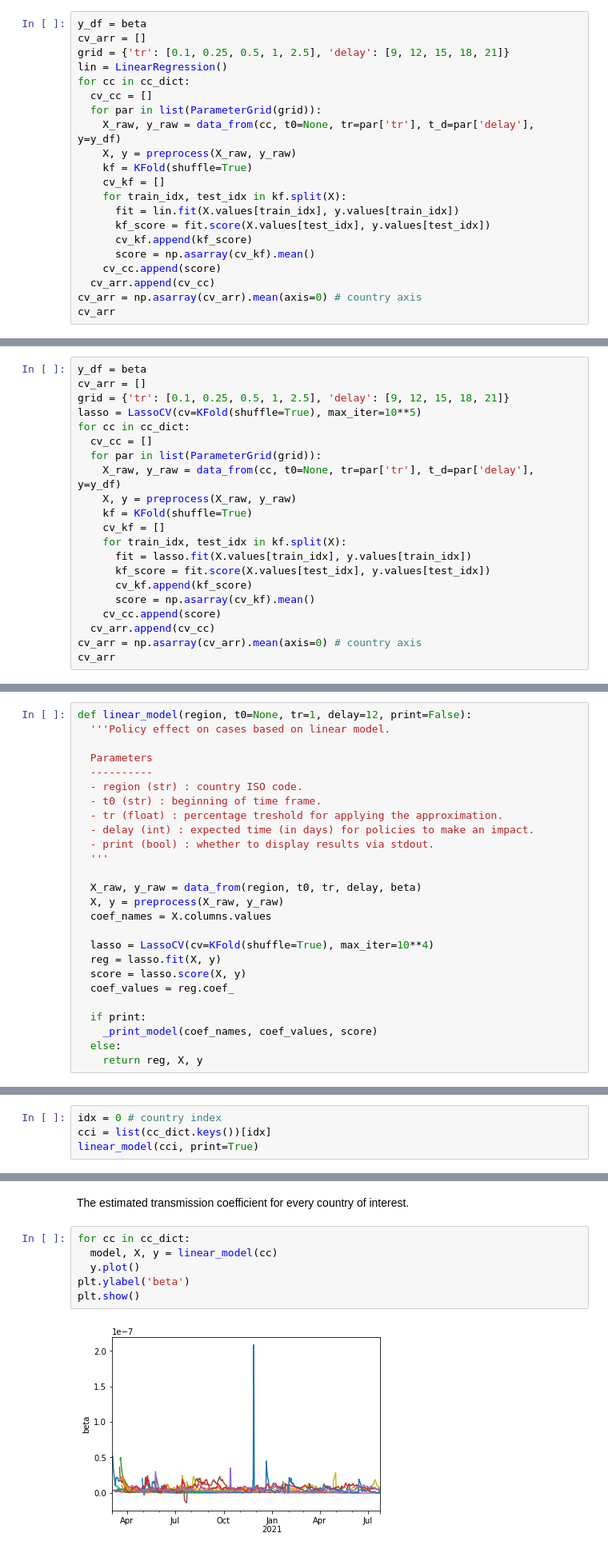
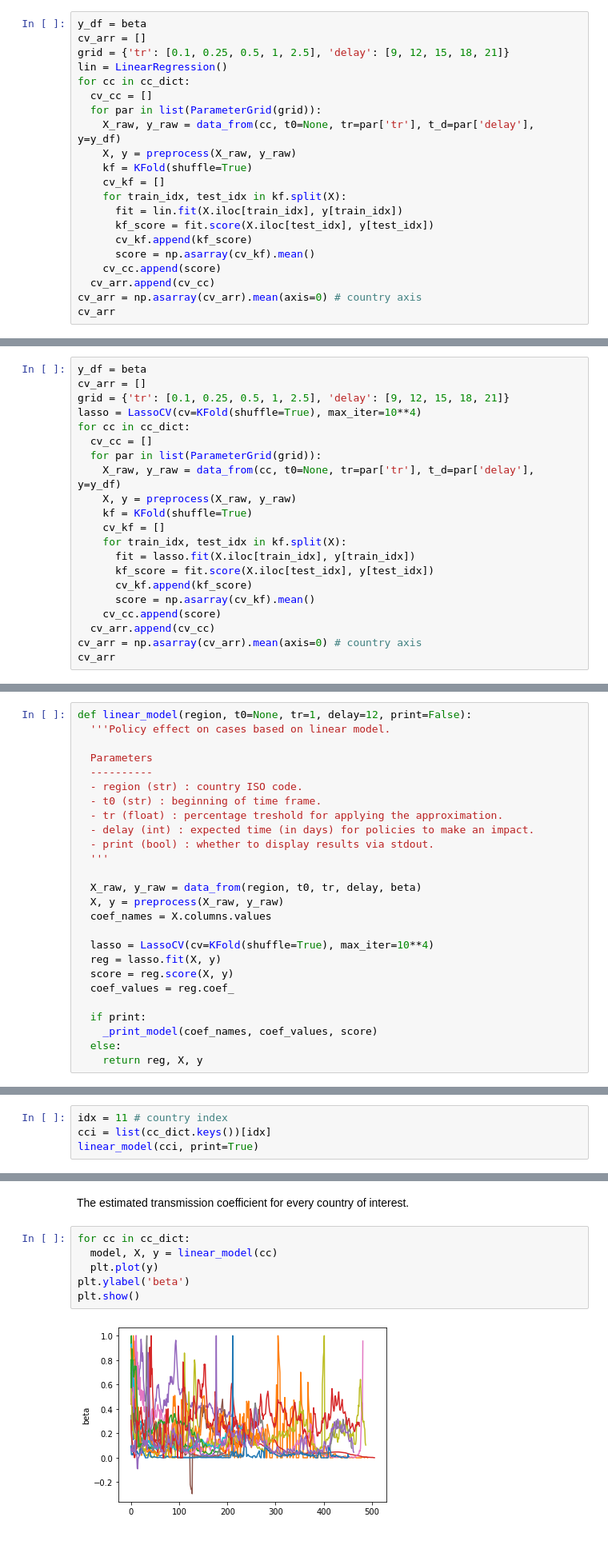
Before and after one commit to alexmadrinanfdez/covid-policy-analysis, a Jupyter notebook: linear-analysis.ipynb, the cells around one changed output, grey strips where cells are left out. Shown at 80% size. Saved outputs shown, nothing was run; the diff lists cells and outputs as text.

```diff
--- a/linear-analysis.ipynb
+++ b/linear-analysis.ipynb
@@ -989,8 +995,8 @@ for cc in cc_dict:
     kf = KFold(shuffle=True)
     cv_kf = []
     for train_idx, test_idx in kf.split(X):
-      fit = lin.fit(X.values[train_idx], y.values[train_idx])
-      kf_score = fit.score(X.values[test_idx], y.values[test_idx])
+      fit = lin.fit(X.iloc[train_idx], y[train_idx])
+      kf_score = fit.score(X.iloc[test_idx], y[test_idx])
       cv_kf.append(kf_score)
       score = np.asarray(cv_kf).mean()
     cv_cc.append(score)
@@ -1013,7 +1019,7 @@ cv_arr.mean()
 y_df = beta
 cv_arr = []
 grid = {'tr': [0.1, 0.25, 0.5, 1, 2.5], 'delay': [9, 12, 15, 18, 21]}
-lasso = LassoCV(cv=KFold(shuffle=True), max_iter=10**5)
+lasso = LassoCV(cv=KFold(shuffle=True), max_iter=10**4)
 for cc in cc_dict:
   cv_cc = []
   for par in list(ParameterGrid(grid)):
@@ -1022,8 +1028,8 @@ for cc in cc_dict:
     kf = KFold(shuffle=True)
     cv_kf = []
     for train_idx, test_idx in kf.split(X):
-      fit = lasso.fit(X.values[train_idx], y.values[train_idx])
-      kf_score = fit.score(X.values[test_idx], y.values[test_idx])
+      fit = lasso.fit(X.iloc[train_idx], y[train_idx])
+      kf_score = fit.score(X.iloc[test_idx], y[test_idx])
       cv_kf.append(kf_score)
       score = np.asarray(cv_kf).mean()
     cv_cc.append(score)
@@ -1083,7 +1089,7 @@ def linear_model(region, t0=None, tr=1, delay=12, print=False):
 
   lasso = LassoCV(cv=KFold(shuffle=True), max_iter=10**4)
   reg = lasso.fit(X, y)
-  score = lasso.score(X, y)
+  score = reg.score(X, y)
   coef_values = reg.coef_
 
   if print:
@@ -1125,7 +1135,7 @@ for reg, X, y in models:
 # %% [markdown]
 Same summary representation as for the previous model.
 # %%
-idx = 0 # country index
+idx = 11 # country index
 cci = list(cc_dict.keys())[idx]
 linear_model(cci, print=True)
 # %% [output]
@@ -1167,8 +1192,8 @@ The estimated transmission coefficient for every country of interest.
 # %%
 for cc in cc_dict:
   model, X, y = linear_model(cc)
-  y.plot()
+  plt.plot(y)
 plt.ylabel('beta')
 plt.show()
 # %% [output]
-[figure, old version]
+[figure, new version]
```
Also changed, not shown: parts of 55 cells of this notebook.
